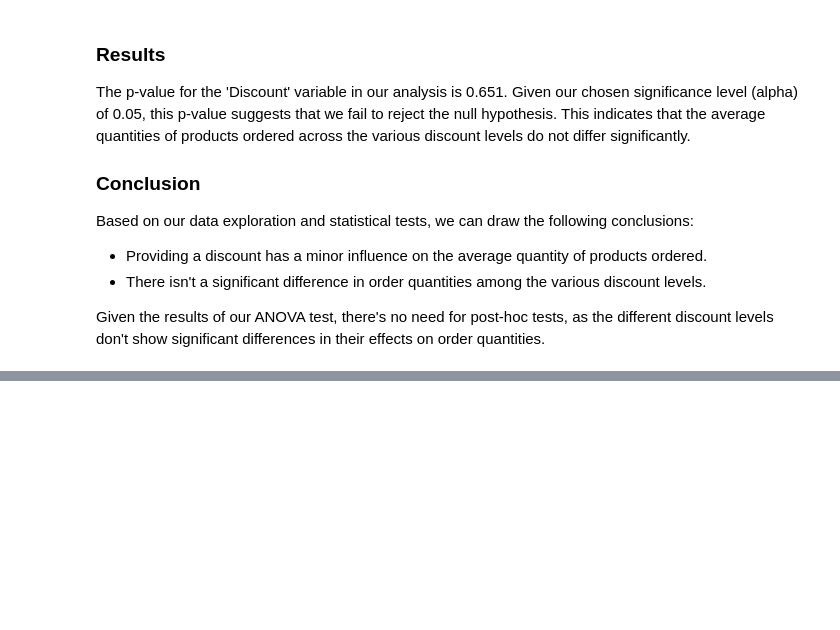
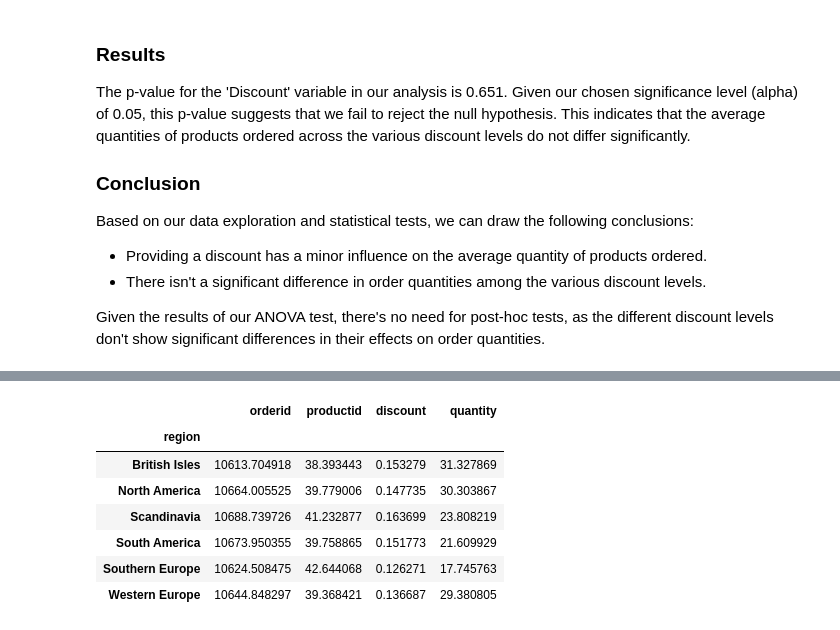
Before and after one commit to nani2357/Statistical-Analysis-on-Northwind-Sample-Database, a Jupyter notebook: Notebooks/hypothesis_testing.ipynb, the cells around one changed output, grey strips where cells are left out. Cells and saved outputs as stored; diff of their text form; code cells hidden in the pictures; blank space fills up the shorter version.

```diff
--- a/Notebooks/hypothesis_testing.ipynb
+++ b/Notebooks/hypothesis_testing.ipynb
@@ -767,0 +879,11 @@ orders_details2=orders_details.copy()
+# %%
+discorder_reg.groupby('region').mean()
+# %% [output]
+|  | orderid | productid | discount | quantity |
+| region |  |  |  |  |
+| British Isles | 10613.704918 | 38.393443 | 0.153279 | 31.327869 |
+| North America | 10664.005525 | 39.779006 | 0.147735 | 30.303867 |
+| Scandinavia | 10688.739726 | 41.232877 | 0.163699 | 23.808219 |
+| South America | 10673.950355 | 39.758865 | 0.151773 | 21.609929 |
+| Southern Europe | 10624.508475 | 42.644068 | 0.126271 | 17.745763 |
+| Western Europe | 10644.848297 | 39.368421 | 0.136687 | 29.380805 |
```
Also changed, not shown: parts of 12 cells of this notebook.
